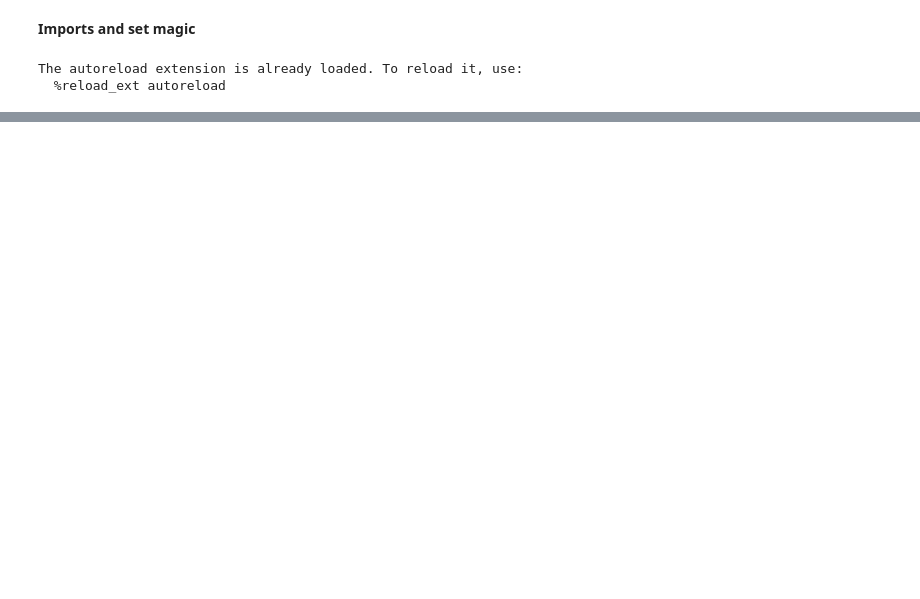
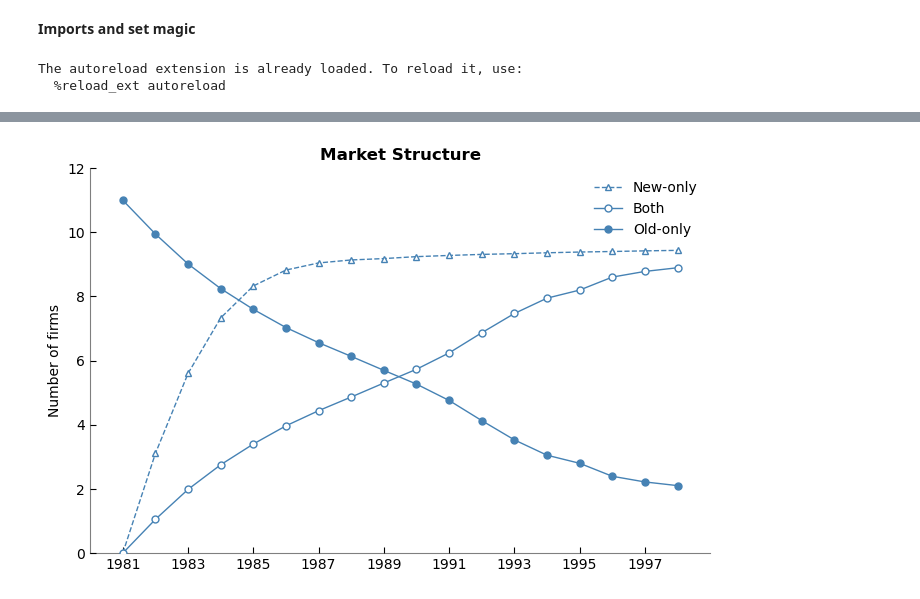
Before and after one commit to lkh927/ReplicatingInnovatorsDilemma, a Jupyter notebook: 4 Simulation/Figures.ipynb, the cells around one changed output, grey strips where cells are left out. Drawn from its saved outputs; the diff is of its cells as text; code cells hidden in the pictures; blank space fills up the shorter version.

```diff
--- a/4 Simulation/Figures.ipynb
+++ b/4 Simulation/Figures.ipynb
@@ -21,3 +21,11 @@ Estate.rename(columns={0: 'Old-only', 1: 'Both', 2: 'New-only'}, inplace=True)
 fun1.plot_sim(Estate)
 # %% [output]
 [figure]
+# %%
+Estate_3 = pd.DataFrame(loadmat('PostEstimation_3.mat')['State_avg'])
+Estate_3.drop(columns=[3])
+Estate_3.rename(columns={0: 'Old-only', 1: 'Both', 2: 'New-only'}, inplace=True)
+# %%
+fun1.plot_sim(Estate_3)
+# %% [output]
+[figure, added]
```
Also changed, not shown: 1 other file.
